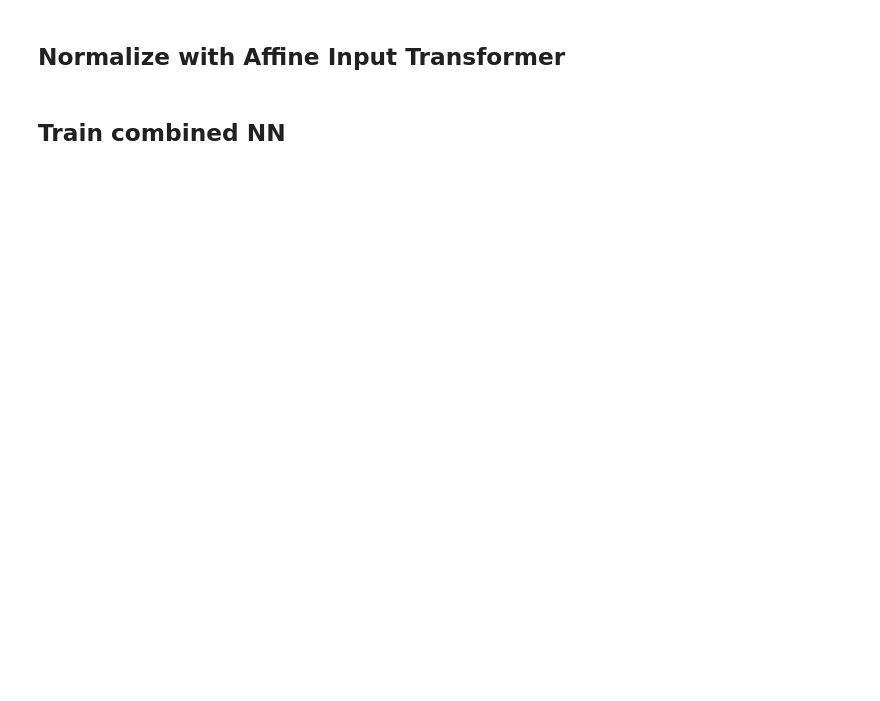
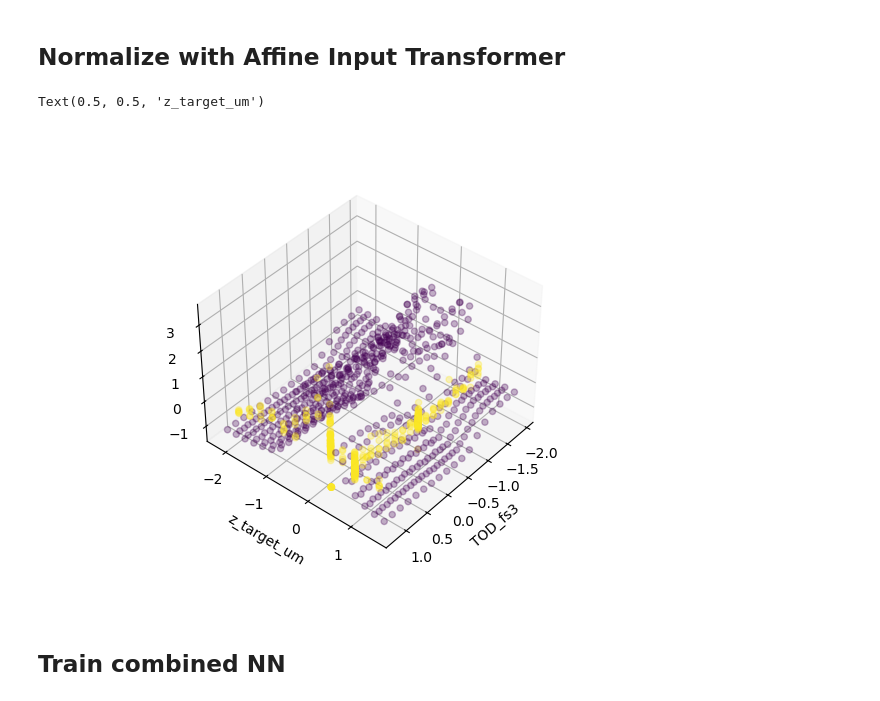
Before and after one commit to BLAST-AI-ML/synapse, a Jupyter notebook: ml/NN_training/mongo_NN.ipynb, the cells around one changed output. Saved outputs shown, nothing was run; the diff lists cells and outputs as text; code cells hidden in the pictures; blank space fills up the shorter version.

```diff
--- a/ml/NN_training/mongo_NN.ipynb
+++ b/ml/NN_training/mongo_NN.ipynb
@@ -63,22 +62,16 @@ plt.ylabel(input_names[-1])
 # %% [markdown]
 <h2> Normalize with Affine Input Transformer
 # %%
-# Define the input and output normalizations, based on the training set from experiments
+# Define the input and output normalizations
 
-X = torch.tensor(
-    expt_training_set_df[ input_names ].values,
-    dtype=torch.float
-)
+X = torch.tensor( df[ input_names ].values, dtype=torch.float )
 input_transform = AffineInputTransform(
     len(input_names),
     coefficient=X.std(axis=0),
     offset=X.mean(axis=0)
 )
 
-y = torch.tensor(
-    expt_training_set_df[ output_names ].values,
-    dtype=torch.float
-).reshape(-1,1)
+y = torch.tensor( df[ output_names ].values, dtype=torch.float )
 output_transform = AffineInputTransform(
     len(output_names),
     coefficient=y.std(axis=0),
@@ -90,7 +83,7 @@ if (min(X.mean(axis=0)) == 0):
 if (min(X.std(axis=0)) == 0):
     print("RMS value used for normalization is 0. This will lead to NaNs ", X.std(axis=0))
 # %%
-# Apply normalization to the sim training set
-norm_sim_training_set_df = sim_training_set_df.copy()
-norm_sim_training_set_df[input_names] = input_transform( torch.tensor( sim_training_set_df[input_names].values ) )
-norm_sim_training_set_df[output_names] = output_transform( torch.tensor( sim_training_set_df[output_names].values ) )
+# Apply normalization to the data set
+norm_df = df.copy()
+norm_df[input_names] = input_transform( torch.tensor( df[input_names].values ) )
+norm_df[output_names] = output_transform( torch.tensor( df[output_names].values ) )
@@ -102,16 +90,18 @@ norm_expt_training_set_df[output_names] = output_transform( torch.tensor( expt_t
 # %%
 # Visualize the dimensional data
 ax = plt.figure().add_subplot(projection='3d')
 
 ax.scatter(
-    norm_expt_training_set_df[input_names[0]],
-    norm_expt_training_set_df[input_names[-1]],
-    norm_expt_training_set_df[output_names[0]], c='b',alpha=0.3)
-ax.scatter(
-    norm_sim_training_set_df[input_names[0]],
-    norm_sim_training_set_df[input_names[-1]],
-    norm_sim_training_set_df[output_names[0]], c='g',alpha=0.3)
+    norm_df[input_names[0]],
+    norm_df[input_names[-1]],
+    norm_df[output_names[0]],
+    c=norm_df.experiment_flag,
+    alpha=0.3)
+
 ax.view_init(elev=40., azim=40, roll=0)
 plt.xlabel(input_names[0])
 plt.ylabel(input_names[-1])
+# %% [output]
+Text(0.5, 0.5, 'z_target_um')
+[figure, added]
 # %%
```
Also changed, not shown: parts of 9 cells of this notebook.
